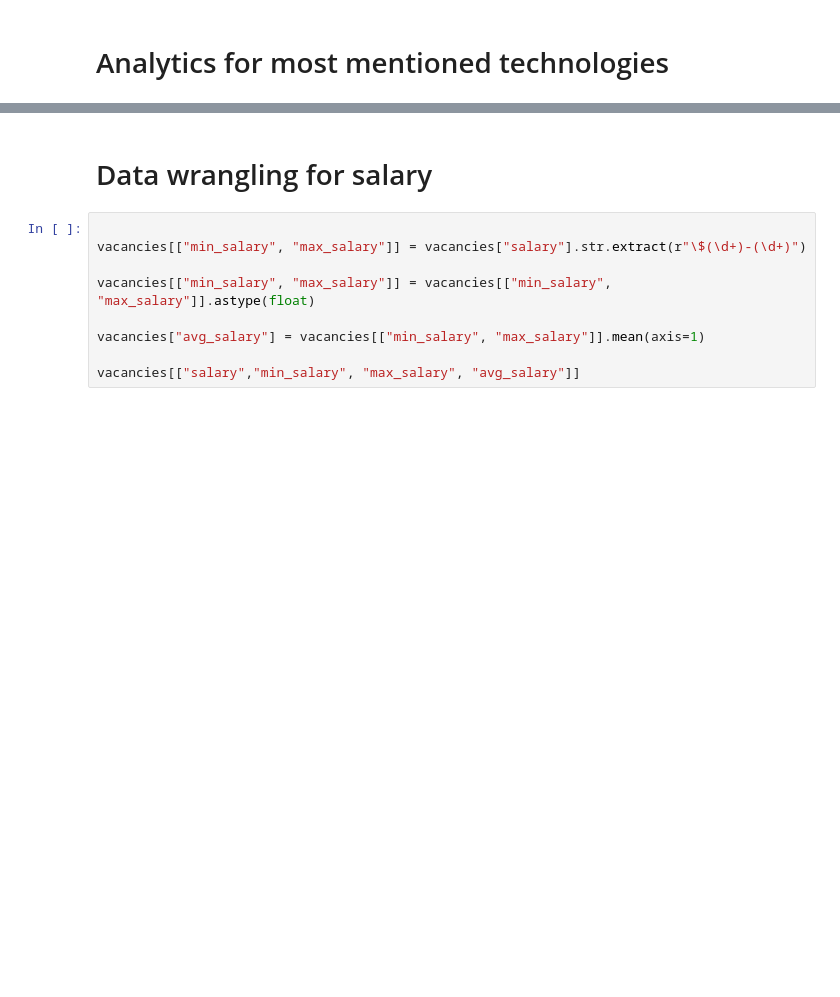
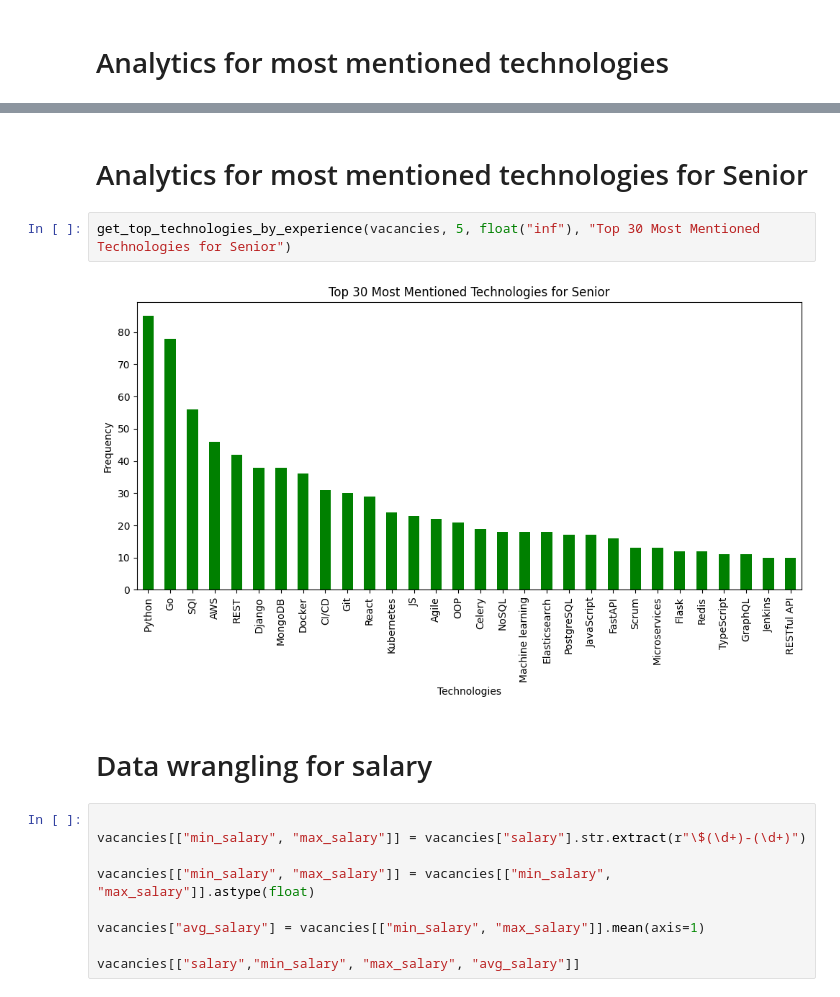
Before and after one commit to innyshka/scrape-djinni, a Jupyter notebook: analytics/vacansies_analytics.ipynb, the cells around one changed output, grey strips where cells are left out. Saved outputs shown, nothing was run; the diff lists cells and outputs as text; blank space fills up the shorter version.

```diff
--- a/analytics/vacansies_analytics.ipynb
+++ b/analytics/vacansies_analytics.ipynb
@@ -80,3 +114,9 @@ plt.show()
+# %% [markdown]
+# Analytics for most mentioned technologies for Senior
+# %%
+get_top_technologies_by_experience(vacancies, 5, float("inf"), "Top 30 Most Mentioned Technologies for Senior")
+# %% [output]
+[figure, added]
 # %% [markdown]
 # Data wrangling for salary
 # %%
```
Also changed, not shown: parts of 9 cells of this notebook.
